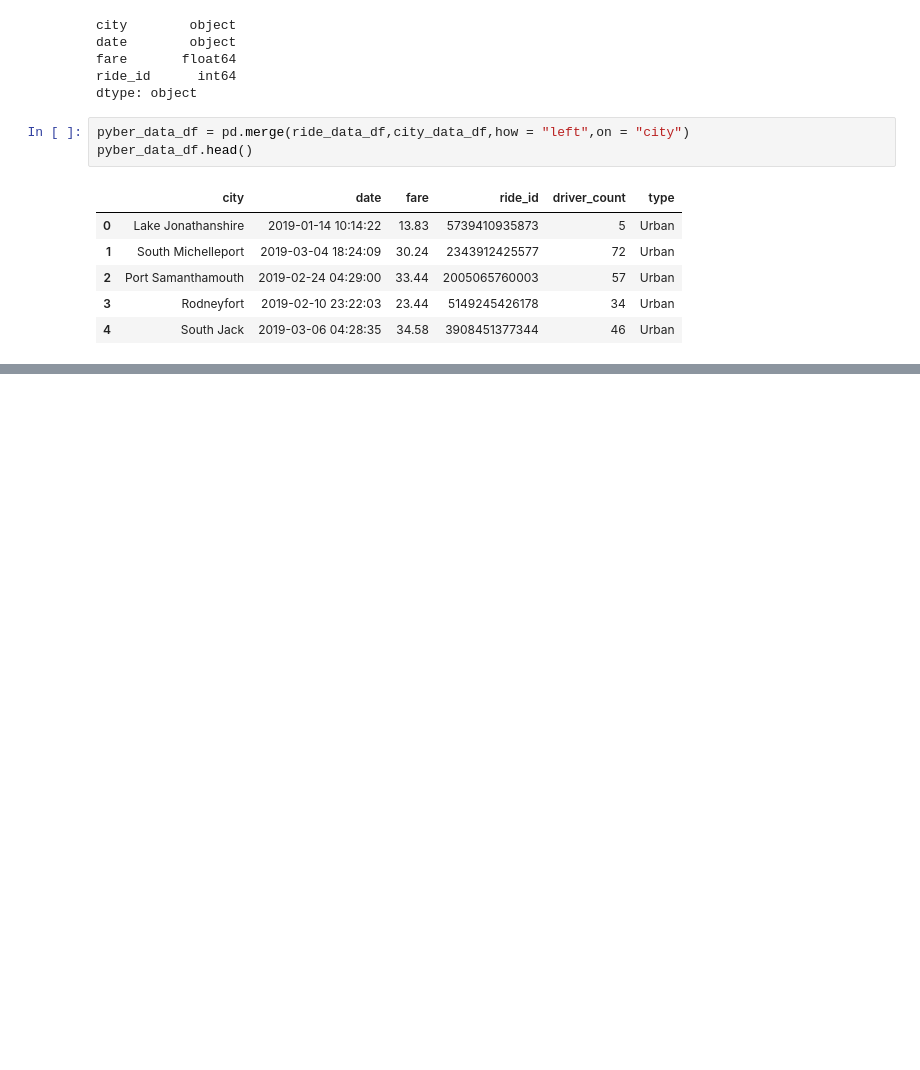
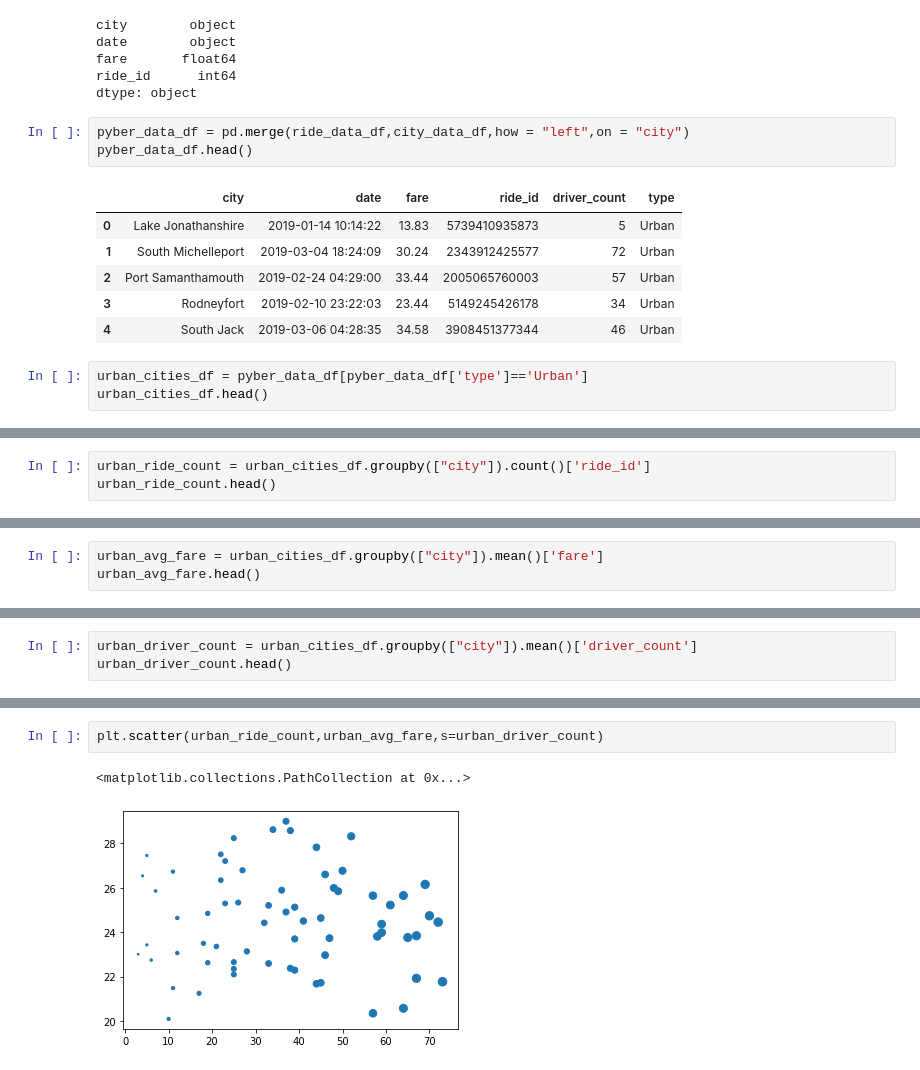
Before and after one commit to fathi129/PyBer_Analysis, a Jupyter notebook: PyBer.ipynb, the cells around one changed output, grey strips where cells are left out. Drawn from its saved outputs; the diff is of its cells as text; blank space fills up the shorter version.

Commit message:
Bubble Chart is added

```diff
--- a/PyBer.ipynb
+++ b/PyBer.ipynb
@@ -155,3 +155,6 @@ pyber_data_df.head()
 | 2 | Port Samanthamouth | 2019-02-24 04:29:00 | 33.44 | 2005065760003 | 57 | Urban |
 | 3 | Rodneyfort | 2019-02-10 23:22:03 | 23.44 | 5149245426178 | 34 | Urban |
 | 4 | South Jack | 2019-03-06 04:28:35 | 34.58 | 3908451377344 | 46 | Urban |
+# %%
+urban_cities_df = pyber_data_df[pyber_data_df['type']=='Urban']
+urban_cities_df.head()
@@ -157,0 +188,3 @@ pyber_data_df.head()
+# %%
+urban_ride_count = urban_cities_df.groupby(["city"]).count()['ride_id']
+urban_ride_count.head()
@@ -157,0 +221,3 @@ pyber_data_df.head()
+# %%
+urban_avg_fare = urban_cities_df.groupby(["city"]).mean()['fare']
+urban_avg_fare.head()
@@ -157,0 +254,3 @@ pyber_data_df.head()
+# %%
+urban_driver_count = urban_cities_df.groupby(["city"]).mean()['driver_count']
+urban_driver_count.head()
@@ -157,0 +287,5 @@ pyber_data_df.head()
+# %%
+plt.scatter(urban_ride_count,urban_avg_fare,s=urban_driver_count)
+# %% [output]
+<matplotlib.collections.PathCollection at 0x...>
+[figure, added]
```
Also changed, not shown: parts of 16 cells of this notebook, 1 other file.
